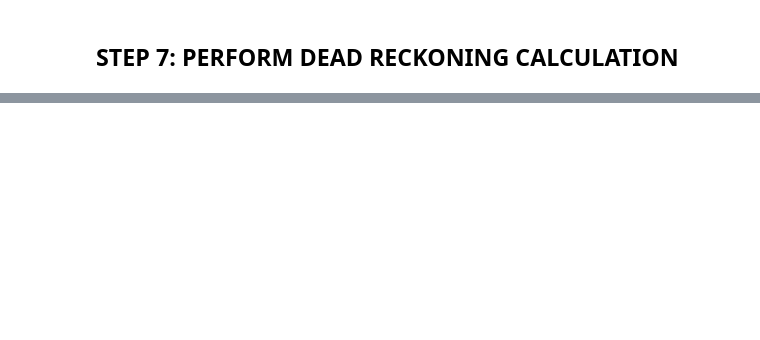
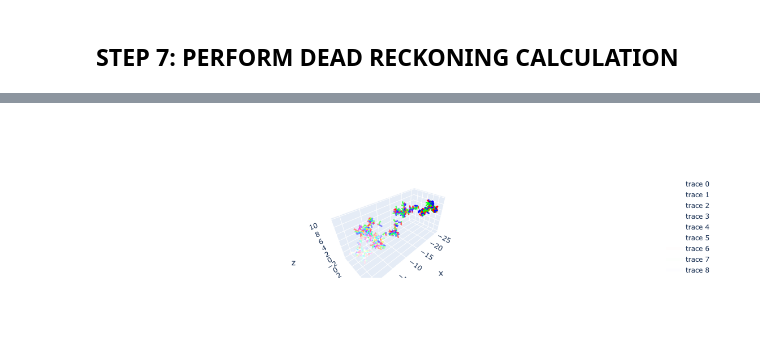
Before and after one commit to rhemitoth/Dead_Reckoning_Python, a Jupyter notebook: Dead_Reckoning_Working.ipynb, the cells around one changed output, grey strips where cells are left out. Saved outputs shown, nothing was run; the diff lists cells and outputs as text; code cells hidden in the pictures; blank space fills up the shorter version.

```diff
--- a/Dead_Reckoning_Working.ipynb
+++ b/Dead_Reckoning_Working.ipynb
@@ -339,0 +307,5 @@ sample_res.head(20)
+# %%
+# PREPARE DATA
+
+# Start dead reckoning from first GPS fix and filter for first 10 rows
+df = df.iloc[:10000]
@@ -339,0 +342,78 @@ sample_res.head(20)
+# %%
+def get_translation_vector(heading,speed):
+    # Convert heading to radians
+    angle_radians = heading * math.pi/180
+    # Calculate the components
+    vx = speed * math.cos(angle_radians)
+    vy = speed * math.sin(angle_radians)
+    # make vector
+    v = np.array([vx,vy,0])
+    return v
+# %%
+# Create a 3D figure
+fig = go.Figure()
+fig.update_layout(
+    scene=dict(
+        aspectmode='data'  # ensures all axes are scaled equally
+    )
+)
+
+#initialize 3x3 rotation matrix
+#euler_angles = [0.,0.,0.] #rotation about xaxis, yaxis, zaxis
+# print("\n rotation matrix (3x3) \n", rotm, "\n")
+
+#initialize translation vector
+trans_vec = np.array([[0., 0., 0]]) #[x, y, z]
+# print("\n translation vector (3x1) \n", trans_vec)
+
+#resize rotation matrix to 4x4 so it can be used with homogenous cooridnates
+#update homo_trans to include translation as well
+#print("\n homogenous transformation matrix (4x4) for pose 0 \n", homo_trans ,"\n")
+
+
+runLen = len(df)
+
+draw_frame(fig, np.eye(4), alpha = 1/runLen)
+homo_trans = np.eye(4)
+
+for i in range(runLen):
+    if i%50 == 0:
+        plot = True
+    else:
+        plot = False
+    i = i + 9
+    row = df[df['rowID']==i]
+
+    #update translation
+    row_label = row.index[0]
+    heading = row.at[row_label,'H']
+    speed = row.at[row_label,'s']
+    new_trans_step = get_translation_vector(heading = heading, speed = speed)
+
+    #update rotation
+    pitch = row['pitch']
+    Rx = get_rx(pitch = pitch)
+
+    roll = row['roll']
+    Ry = get_ry(roll = roll)
+
+    new_rotm_step = Rx @ Ry
+
+    #update homo_trans_step
+    homo_trans_step = np.append(np.append(new_rotm_step, np.zeros([3,1]), axis = 1), np.array([[0,0,0,1]]), axis = 0)
+    homo_trans_step[:3,-1] = new_trans_step
+
+
+    #update overall transform
+    homo_trans = homo_trans @ homo_trans_step
+
+#     print("\n overall homogenous transformation matrix (4x4) for pose", i + 1, "\n", homo_trans ,"\n")
+#     print("\n just since the last frame \n", homo_trans_step, "\n")
+
+    #add to figure
+    if plot == True:
+        draw_frame(fig, homo_trans, (i+1)/(runLen+1))
+
+
+fig.show()
+# %% [output]
@@ -339,0 +430 @@ sample_res.head(20)
+[figure, added]
```
Also changed, not shown: parts of 16 cells of this notebook, 1 other file.
